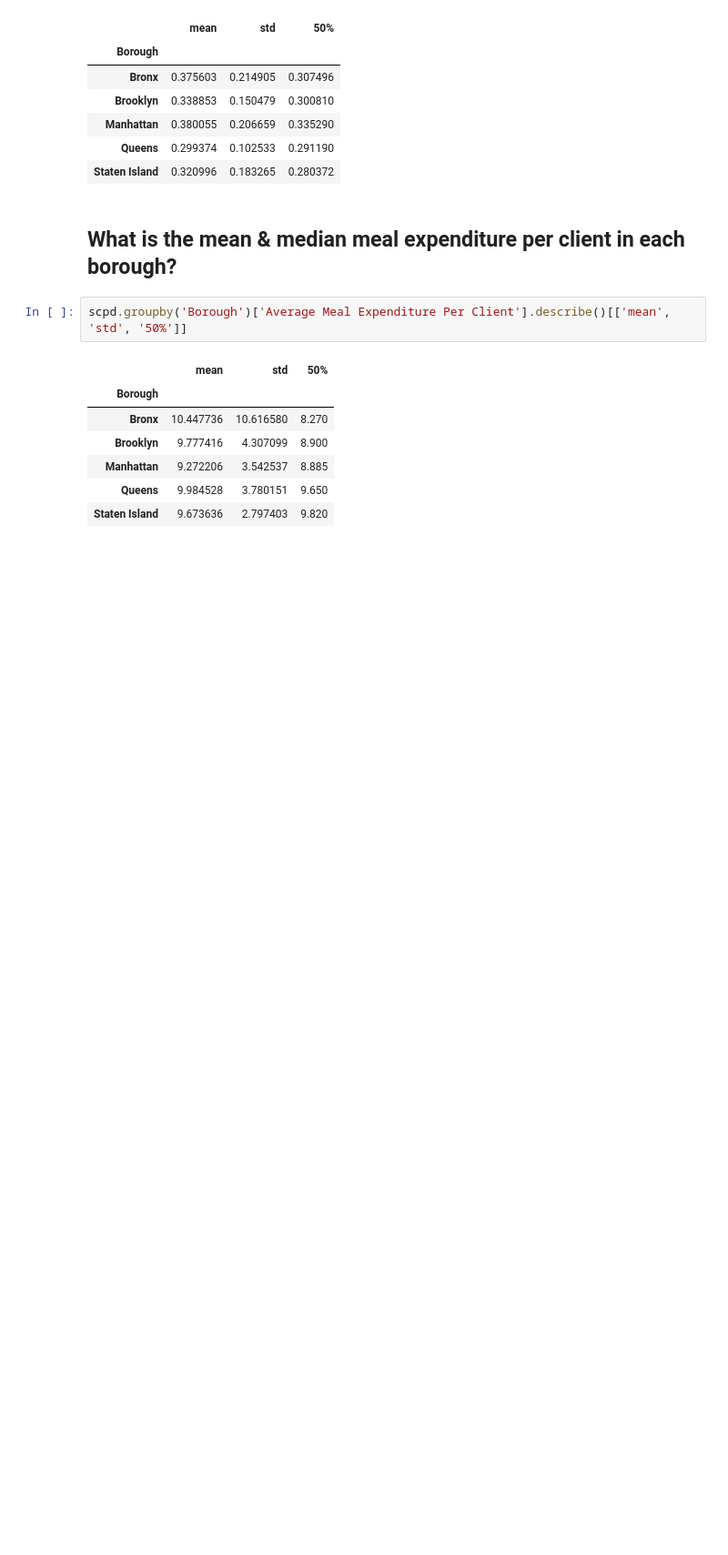
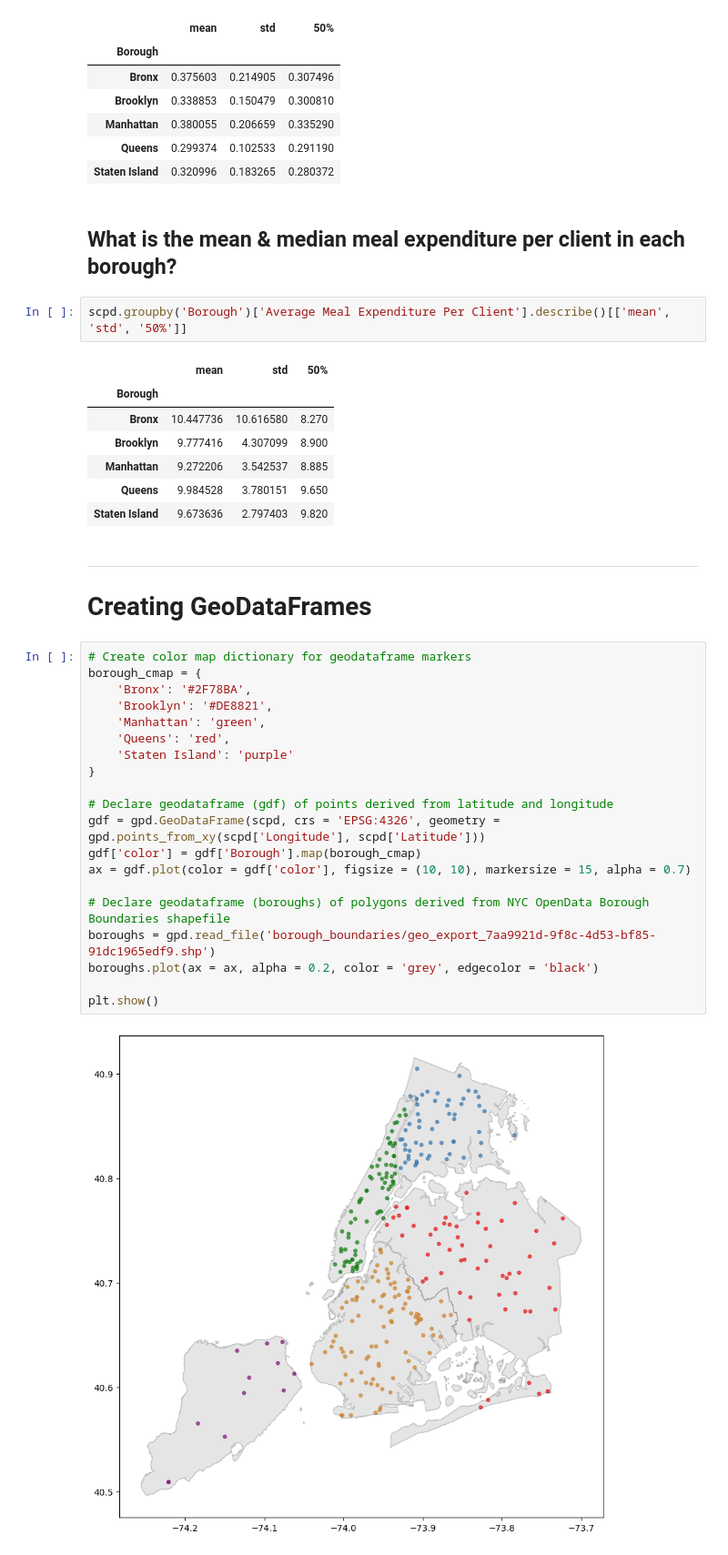
Before and after one commit to valeriemagalong/NYC-Aging, a Jupyter notebook: exploratory_data_analysis.ipynb, the cells around one changed output. Shown at 91% size. Drawn from its saved outputs; the diff is of its cells as text; blank space fills up the shorter version.

Commit message:
Download NYC OpenData Borough Boundaries shapefiles and create geographical plot of senior centers by borough

```diff
--- a/exploratory_data_analysis.ipynb
+++ b/exploratory_data_analysis.ipynb
@@ -456,3 +460,28 @@ scpd.groupby('Borough')['Average Meal Expenditure Per Client'].describe()[['mean
 | Manhattan | 9.272206 | 3.542537 | 8.885 |
 | Queens | 9.984528 | 3.780151 | 9.650 |
 | Staten Island | 9.673636 | 2.797403 | 9.820 |
+# %% [markdown]
+---
+# Creating GeoDataFrames
+# %%
+# Create color map dictionary for geodataframe markers
+borough_cmap = {
+    'Bronx': '#2F78BA',
+    'Brooklyn': '#DE8821',
+    'Manhattan': 'green',
+    'Queens': 'red',
+    'Staten Island': 'purple'
+}
+
+# Declare geodataframe (gdf) of points derived from latitude and longitude
+gdf = gpd.GeoDataFrame(scpd, crs = 'EPSG:4326', geometry = gpd.points_from_xy(scpd['Longitude'], scpd['Latitude']))
+gdf['color'] = gdf['Borough'].map(borough_cmap)
+ax = gdf.plot(color = gdf['color'], figsize = (10, 10), markersize = 15, alpha = 0.7)
+
+# Declare geodataframe (boroughs) of polygons derived from NYC OpenData Borough Boundaries shapefile
+boroughs = gpd.read_file('borough_boundaries/geo_export_7aa9921d-9f8c-4d53-bf85-91dc1965edf9.shp')
+boroughs.plot(ax = ax, alpha = 0.2, color = 'grey', edgecolor = 'black')
+
+plt.show()
+# %% [output]
+[figure, added]
```
Also changed, not shown: parts of 5 cells of this notebook, 4 other files.
